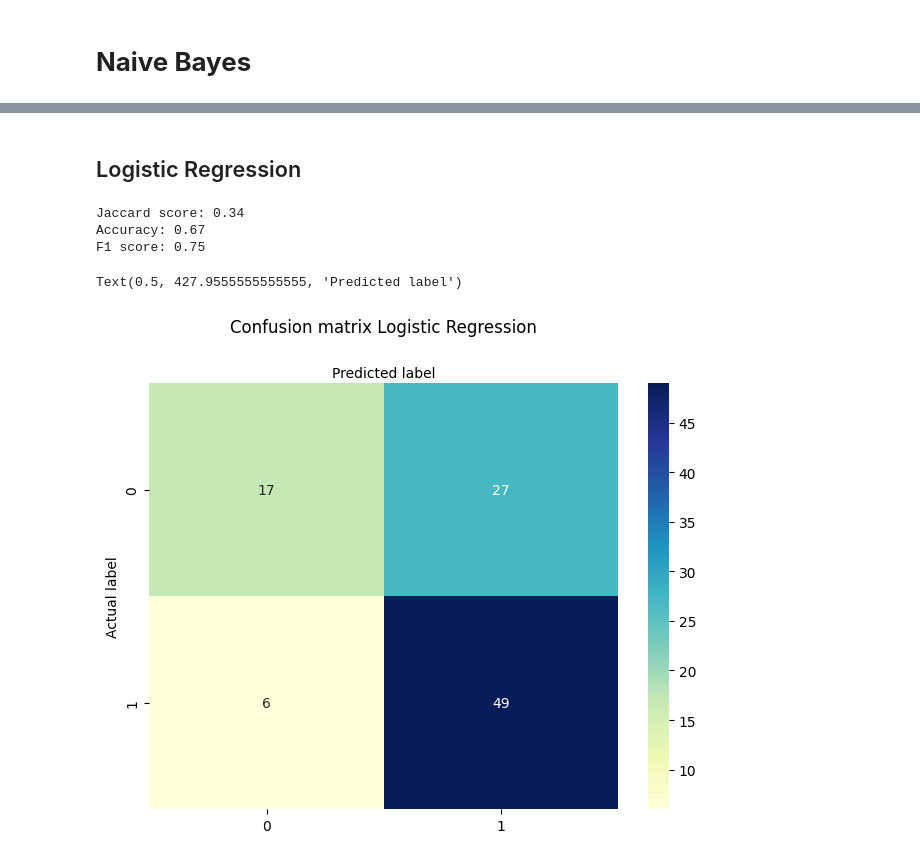
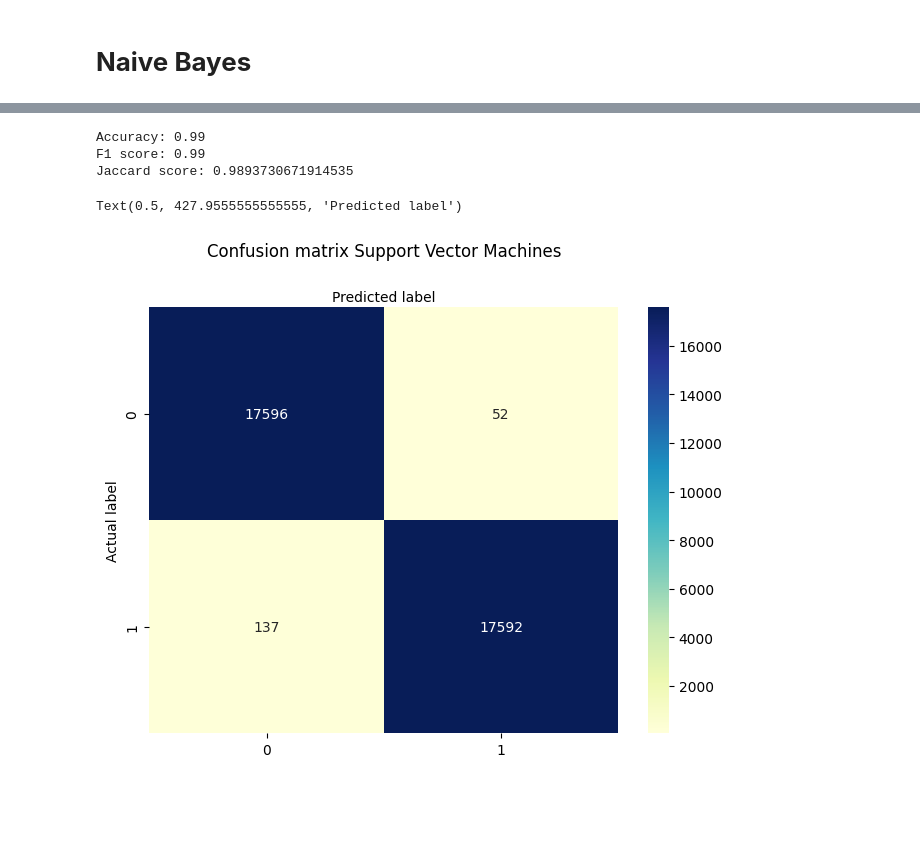
Before and after one commit to buisonanh/phishing-urls-detection, a Jupyter notebook: model copy.ipynb, the cells around one changed output, grey strips where cells are left out. Drawn from its saved outputs; the diff is of its cells as text; code cells hidden in the pictures; blank space fills up the shorter version.

```diff
--- a/model copy.ipynb
+++ b/model copy.ipynb
@@ -264,7 +264,7 @@ label_arr = np.asarray(label_df)
 # %%
 from sklearn.model_selection import train_test_split
 
-x_train, x_test, y_train, y_test = train_test_split(combined_features_arr, label_arr, test_size=0.25, random_state=42)
+x_train, x_test, y_train, y_test = train_test_split(combined_features_arr, label_arr, test_size=0.5, random_state=42)
 
 print('Train: ', x_train.shape[0])
 print('Test: ', x_test.shape[0])
@@ -402,35 +342,44 @@ y_t = np.asarray(label_df)
-# %% [markdown]
-## Logistic Regression
-# %%
-y_t_pred_lr = logreg.predict(combined_features_arr)
-
-print(f"Jaccard score: {jaccard_score(y_t, y_t_pred_lr,pos_label=0)}")
-
-accuracy = accuracy_score(y_t, y_t_pred_lr)
-print(f"Accuracy: {accuracy:.2f}")
-
-f1 = f1_score(y_t, y_t_pred_lr)
-print(f"F1 score: {f1:.2f}")
-# %% [output]
-Jaccard score: 0.34
-Accuracy: 0.67
-F1 score: 0.75
+# %%
+from sklearn import svm
+
+clf = svm.SVC()
+clf_md = clf.fit(x_train, y_train)
+# %%
+y_pred_svm = clf.predict(x_test)
+# %%
+# Calculate accuracy
+accuracy = accuracy_score(y_test, y_pred_svm)
+print(f"Accuracy: {accuracy:.2f}")
+
+# Calculate f1 score
+f1 = f1_score(y_test, y_pred_svm)
+print(f"F1 score: {f1:.2f}")
+
+# Calculate jaccard score
+print(f"Jaccard score: {jaccard_score(y_test, y_pred_svm,pos_label=0)}")
+# %% [output]
+Accuracy: 0.99
+F1 score: 0.99
+Jaccard score: 0.9893730671914535
 # %%
-cnf_matrix = metrics.confusion_matrix(y_t, y_t_pred_lr)
-cnf_matrix
+from sklearn import metrics
+cnf_matrix = metrics.confusion_matrix(y_test, y_pred_svm)
 
+import numpy as np
+import matplotlib.pyplot as plt
+import seaborn as sns
 class_names=[] # name  of classes
 fig, ax = plt.subplots()
 tick_marks = np.arange(len(class_names))
 plt.xticks(tick_marks, class_names)
 plt.yticks(tick_marks, class_names)
 # create heatmap
 sns.heatmap(pd.DataFrame(cnf_matrix), annot=True, cmap="YlGnBu" ,fmt='g')
 ax.xaxis.set_label_position("top")
 plt.tight_layout()
-plt.title('Confusion matrix Logistic Regression', y=1.1)
+plt.title('Confusion matrix Support Vector Machines', y=1.1)
 plt.ylabel('Actual label')
 plt.xlabel('Predicted label')
 # %% [output]
 Text(0.5, 427.9555555555555, 'Predicted label')
-[figure, old version]
+[figure, new version]
```
Also changed, not shown: parts of 10 cells of this notebook.
